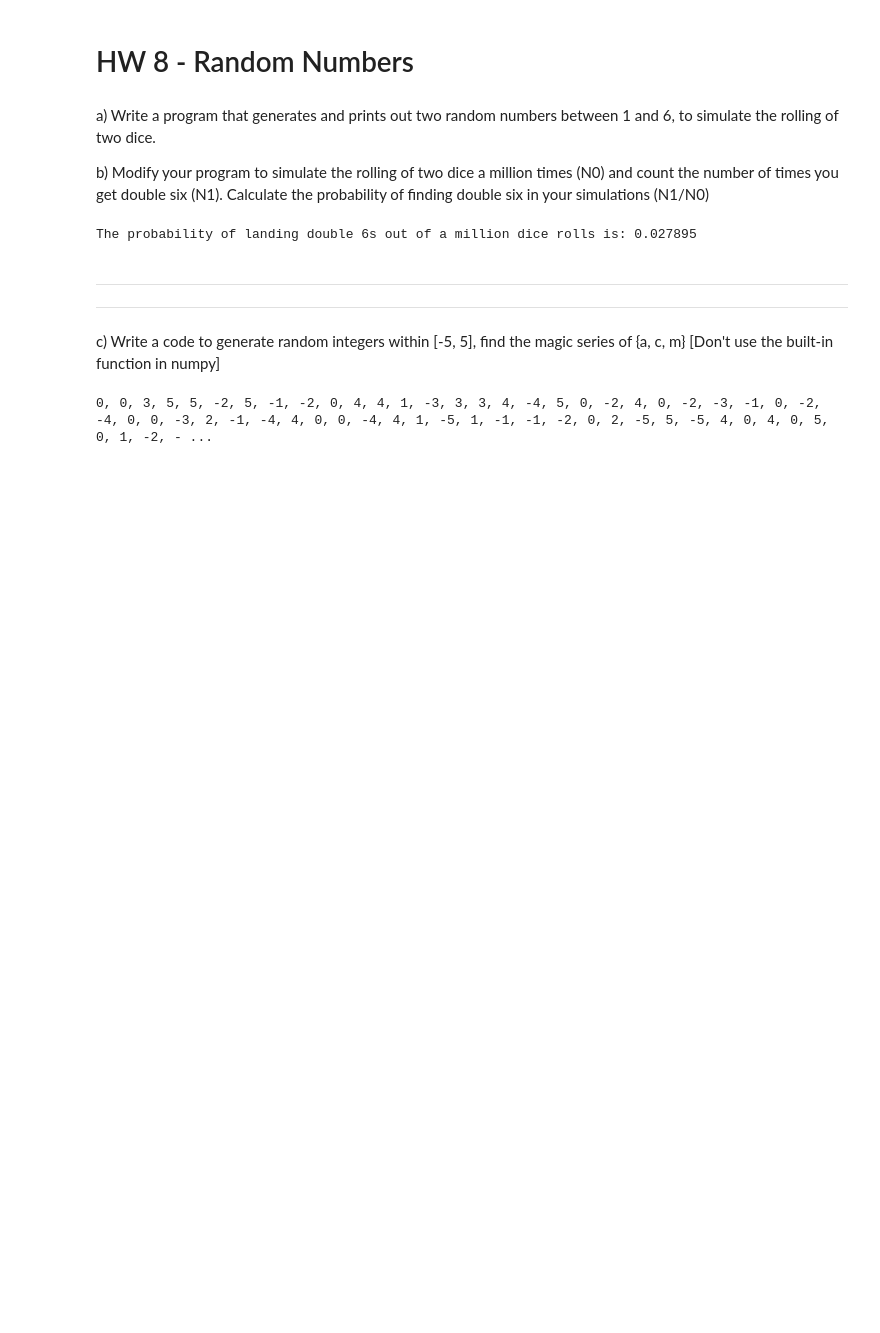
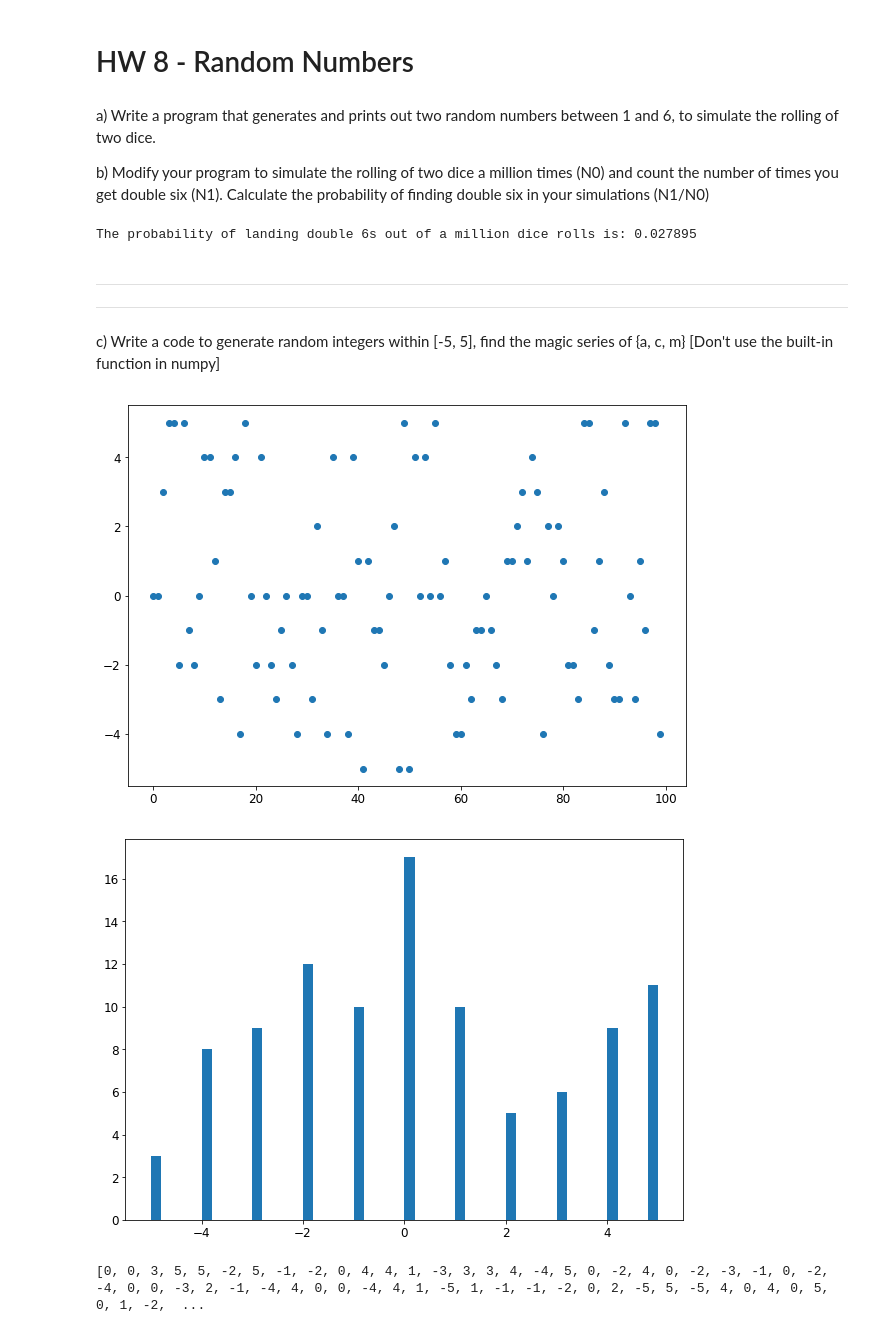
Before and after one commit to rovvvn/2017-cmp, a Jupyter notebook: ASCANO-HW8-RANDOM.ipynb, the cells around one changed output. Saved outputs shown, nothing was run; the diff lists cells and outputs as text; code cells hidden in the pictures; blank space fills up the shorter version.

Commit message:
updated: 10.24.18
added another graph for comparison

```diff
--- a/ASCANO-HW8-RANDOM.ipynb
+++ b/ASCANO-HW8-RANDOM.ipynb
@@ -14,18 +14,23 @@ from numba import jit
 import random
 import matplotlib.pyplot as plt
 
-# this program will simulate rolling a pair of dice N times and will count
-# how many double 6s are rolled to calculate its probability.
+# resize figure and font
+plt.rcParams['figure.figsize'] = (10,7)
+plt.rcParams.update({'font.size': 12})
+
+# This program will simulate rolling a pair of dice N0 times and will
+# count how many double 6s are rolled to calculate its probability.
 
 @jit
-def dice_roll_prob_simulator(N0):     # where N0 is the number of dice rolls we want to simulate
+def dice_roll_prob_simulator(N0):   # where N0 is the number of dice rolls we want to simulate
 
-    N1 = 0                            # where N1 is the number of double 6s
+    N1 = 0                          # where N1 is the number of double 6s
 
     for i in range(N0+1):
 
         np.random.seed(i)
-        pair_of_dice_values = np.random.randint(1,7,2)          # generates 2 random numbers between 1-6
+        pair_of_dice_values = np.random.randint(1,7,2)  # generates 2 random numbers between 1-6
+        #print(pair_of_dice_values)
 
         if sum(pair_of_dice_values) == 12:
             N1 += 1
@@ -44,10 +49,22 @@ The probability of landing double 6s out of a million dice rolls is: 0.027895
 c) Write a code to generate random integers within [-5, 5], find the magic series of {a, c, m} [Don't use the built-in function in numpy]
 # %%
 # numpy way
+
+random_list = []
 
 for j in range(100):
     np.random.seed(j)
     a = np.random.randint(-5,6)
-    print(a, end=', ')
+    random_list.append(a)
+
+plt.plot(random_list,"o")
+plt.show()
+
+plt.hist(random_list, bins=50)
+plt.show()
+
+print(random_list)
 # %% [output]
+[figure, added]
+[figure, added]
-0, 0, 3, 5, 5, -2, 5, -1, -2, 0, 4, 4, 1, -3, 3, 3, 4, -4, 5, 0, -2, 4, 0, -2, -3, -1, 0, -2, -4, 0, 0, -3, 2, -1, -4, 4, 0, 0, -4, 4, 1, -5, 1, -1, -1, -2, 0, 2, -5, 5, -5, 4, 0, 4, 0, 5, 0, 1, -2, - ...
+[0, 0, 3, 5, 5, -2, 5, -1, -2, 0, 4, 4, 1, -3, 3, 3, 4, -4, 5, 0, -2, 4, 0, -2, -3, -1, 0, -2, -4, 0, 0, -3, 2, -1, -4, 4, 0, 0, -4, 4, 1, -5, 1, -1, -1, -2, 0, 2, -5, 5, -5, 4, 0, 4, 0, 5, 0, 1, -2,  ...
```
Also changed, not shown: parts of 6 cells of this notebook.
